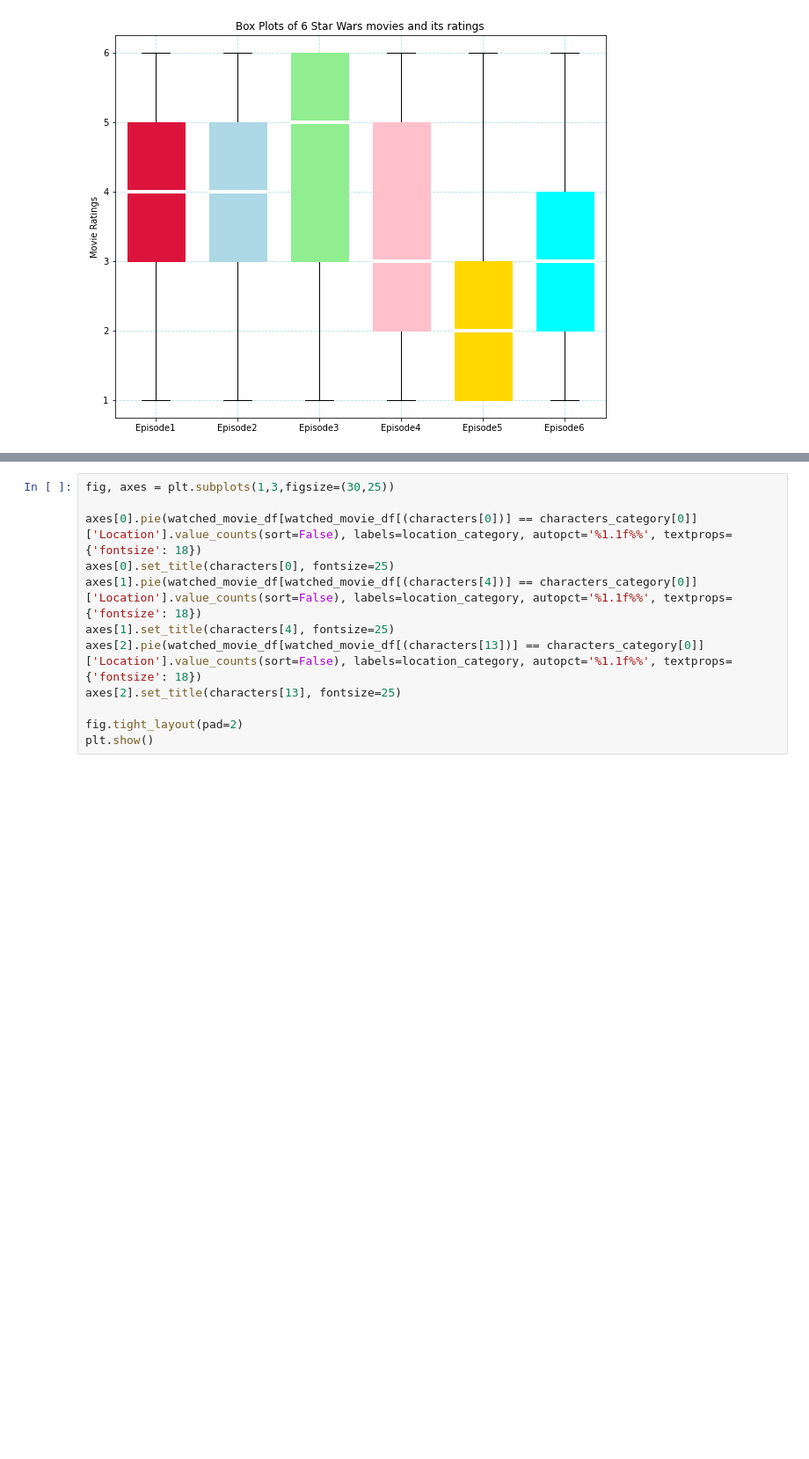
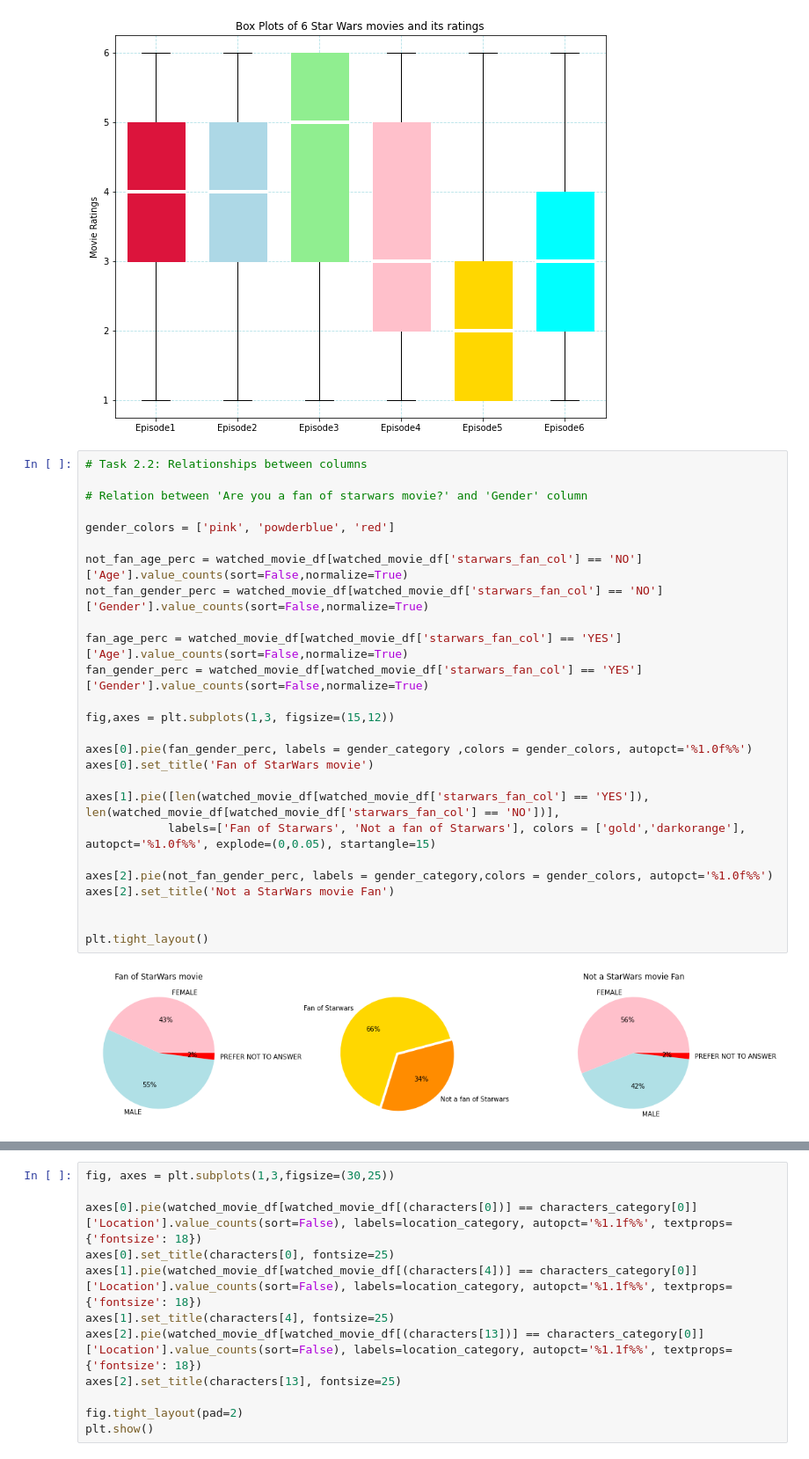
Before and after one commit to khushbuupatel/StarWarsEDA, a Jupyter notebook: Assignment1.ipynb, the cells around one changed output, grey strips where cells are left out. Shown: that part at 88% size. Cells and saved outputs as stored; diff of their text form; blank space fills up the shorter version.

```diff
--- a/Assignment1.ipynb
+++ b/Assignment1.ipynb
@@ -234,4 +235,32 @@ plt.grid(linestyle='--', color='powderblue')
 plt.show()
 # %% [output]
 [figure]
+# %%
+# Task 2.2: Relationships between columns
+
+# Relation between 'Are you a fan of starwars movie?' and 'Gender' column
+
+gender_colors = ['pink', 'powderblue', 'red']
+
+not_fan_age_perc = watched_movie_df[watched_movie_df['starwars_fan_col'] == 'NO']['Age'].value_counts(sort=False,normalize=True)
+not_fan_gender_perc = watched_movie_df[watched_movie_df['starwars_fan_col'] == 'NO']['Gender'].value_counts(sort=False,normalize=True)
+
+fan_age_perc = watched_movie_df[watched_movie_df['starwars_fan_col'] == 'YES']['Age'].value_counts(sort=False,normalize=True)
+fan_gender_perc = watched_movie_df[watched_movie_df['starwars_fan_col'] == 'YES']['Gender'].value_counts(sort=False,normalize=True)
+
+fig,axes = plt.subplots(1,3, figsize=(15,12))
+
+axes[0].pie(fan_gender_perc, labels = gender_category ,colors = gender_colors, autopct='%1.0f%%')
+axes[0].set_title('Fan of StarWars movie')
+
+axes[1].pie([len(watched_movie_df[watched_movie_df['starwars_fan_col'] == 'YES']), len(watched_movie_df[watched_movie_df['starwars_fan_col'] == 'NO'])],
+            labels=['Fan of Starwars', 'Not a fan of Starwars'], colors = ['gold','darkorange'], autopct='%1.0f%%', explode=(0,0.05), startangle=15)
+
+axes[2].pie(not_fan_gender_perc, labels = gender_category,colors = gender_colors, autopct='%1.0f%%')
+axes[2].set_title('Not a StarWars movie Fan')
+
+
+plt.tight_layout()
+# %% [output]
+[figure, added]
 # %%
```
Also changed, not shown: parts of 10 cells of this notebook.
